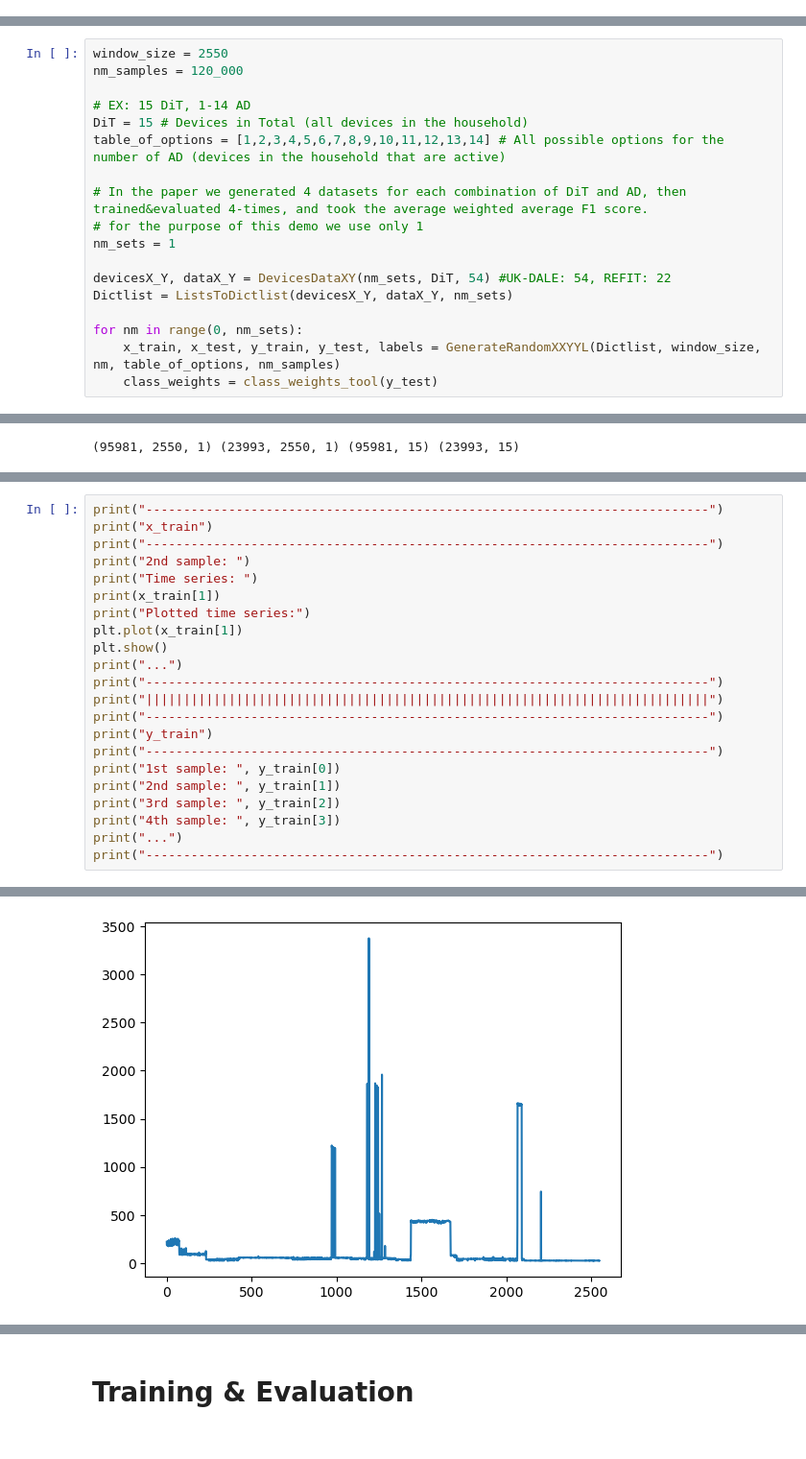
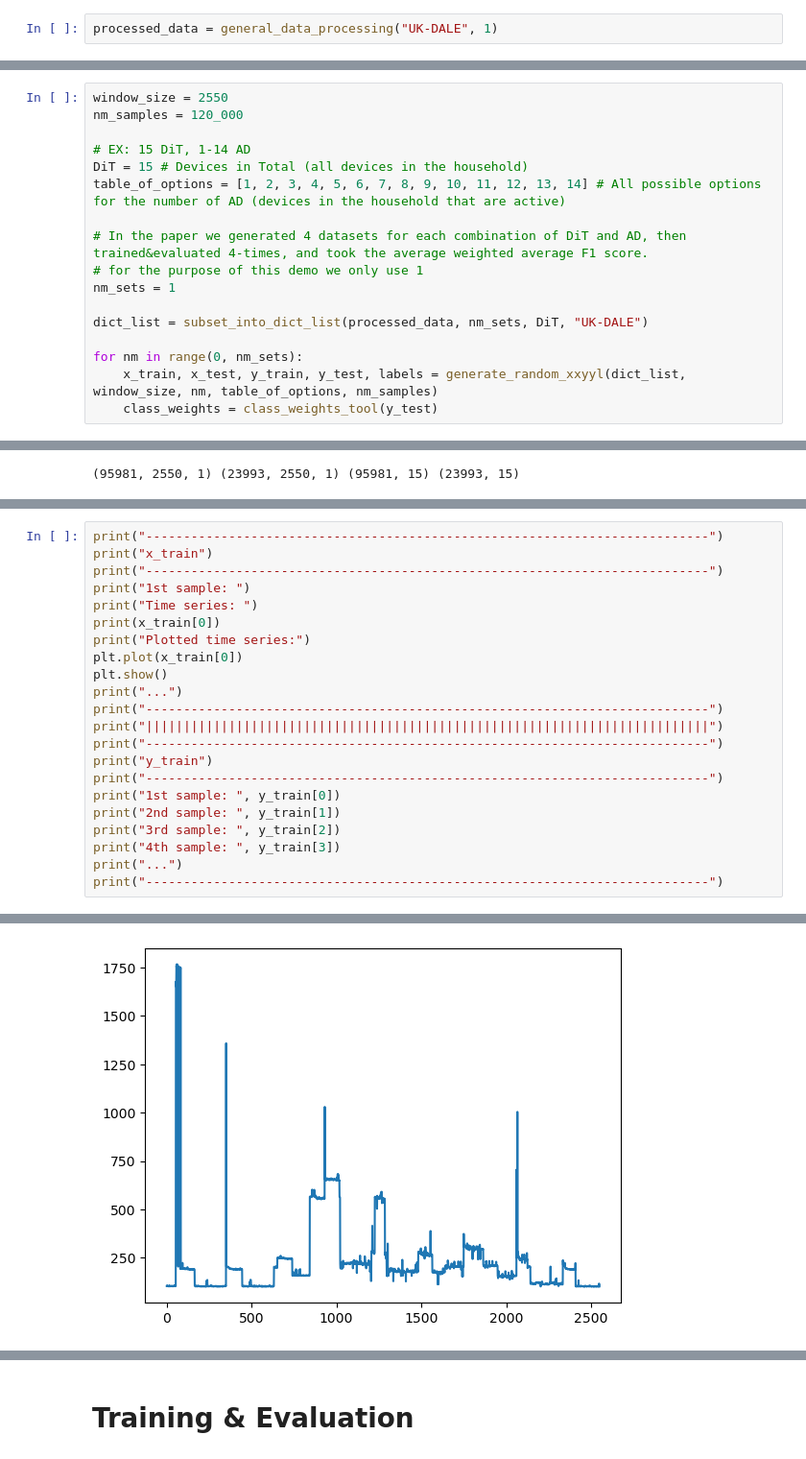
Before and after one commit to anzepirnat/CtRNN, a Jupyter notebook: Notebook.ipynb, the cells around one changed output, grey strips where cells are left out. Shown at 96% size. Drawn from its saved outputs; the diff is of its cells as text.

```diff
--- a/Notebook.ipynb
+++ b/Notebook.ipynb
@@ -940,0 +772,2 @@ Its all good
+# %%
+processed_data = general_data_processing("UK-DALE", 1)
@@ -954,17 +805,16 @@ nm_samples = 120_000
 
 # EX: 15 DiT, 1-14 AD
 DiT = 15 # Devices in Total (all devices in the household)
-table_of_options = [1,2,3,4,5,6,7,8,9,10,11,12,13,14] # All possible options for the number of AD (devices in the household that are active)
+table_of_options = [1, 2, 3, 4, 5, 6, 7, 8, 9, 10, 11, 12, 13, 14] # All possible options for the number of AD (devices in the household that are active)
 
 # In the paper we generated 4 datasets for each combination of DiT and AD, then trained&evaluated 4-times, and took the average weighted average F1 score.
-# for the purpose of this demo we use only 1
+# for the purpose of this demo we only use 1
 nm_sets = 1
 
-devicesX_Y, dataX_Y = DevicesDataXY(nm_sets, DiT, 54) #UK-DALE: 54, REFIT: 22
-Dictlist = ListsToDictlist(devicesX_Y, dataX_Y, nm_sets)
+dict_list = subset_into_dict_list(processed_data, nm_sets, DiT, "UK-DALE")
 
 for nm in range(0, nm_sets):
-    x_train, x_test, y_train, y_test, labels = GenerateRandomXXYYL(Dictlist, window_size, nm, table_of_options, nm_samples)
+    x_train, x_test, y_train, y_test, labels = generate_random_xxyyl(dict_list, window_size, nm, table_of_options, nm_samples)
     class_weights = class_weights_tool(y_test)
 # %% [output]
 Generating datasets with variable active devices ...
@@ -1002,11 +852,11 @@ Generating datasets with variable active devices ...
 print("---------------------------------------------------------------------------")
 print("x_train")
 print("---------------------------------------------------------------------------")
-print("2nd sample: ")
+print("1st sample: ")
 print("Time series: ")
-print(x_train[1])
+print(x_train[0])
 print("Plotted time series:")
-plt.plot(x_train[1])
+plt.plot(x_train[0])
 plt.show()
 print("...")
 print("---------------------------------------------------------------------------")
@@ -1036,5 +886,5 @@ Time series:
 Plotted time series:
-[figure, old version]
+[figure, new version]
 ...
 ---------------------------------------------------------------------------
 |||||||||||||||||||||||||||||||||||||||||||||||||||||||||||||||||||||||||||
```
Also changed, not shown: parts of 28 cells of this notebook.
